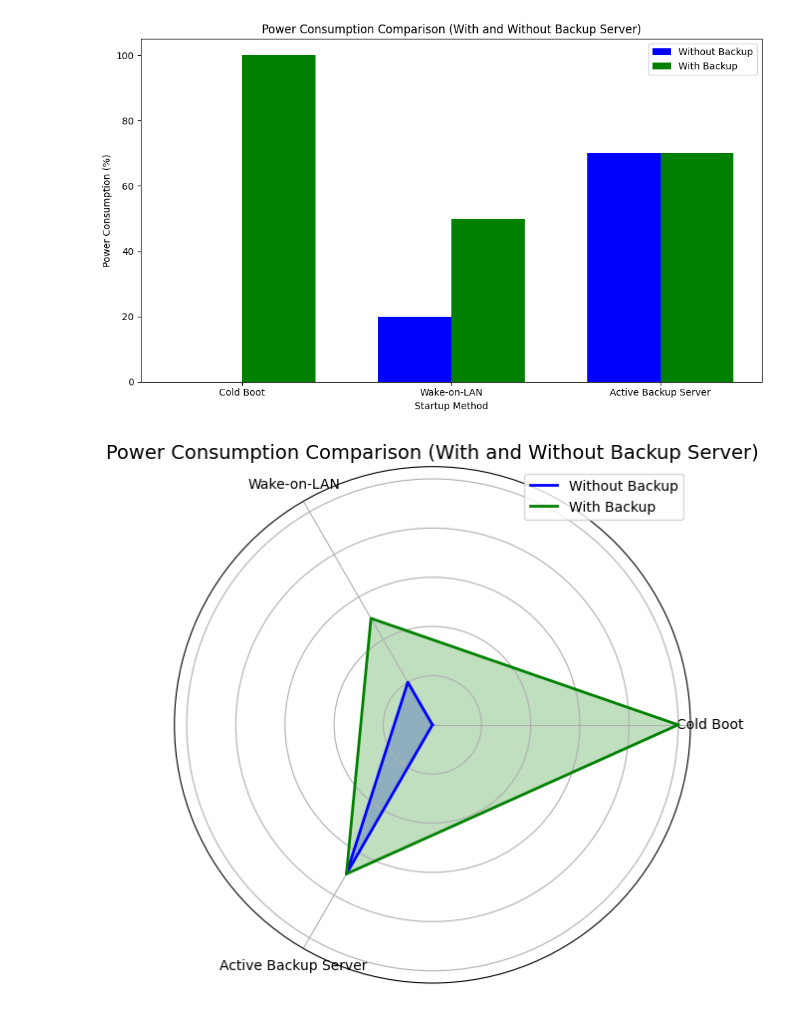
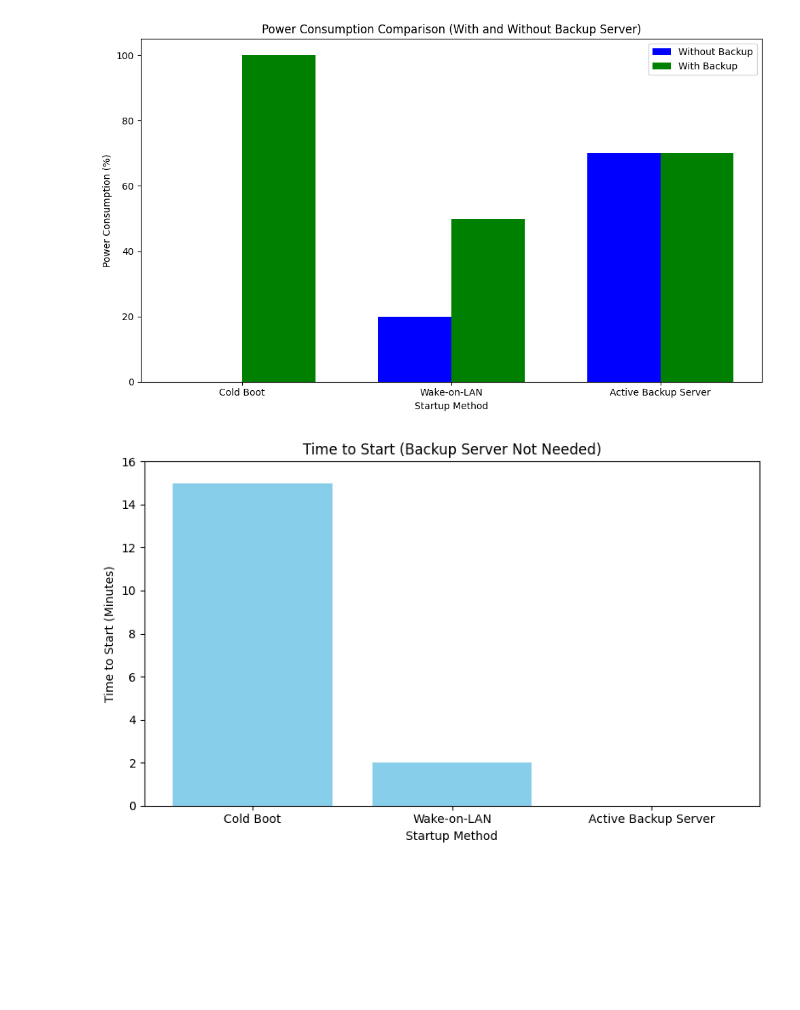
Before and after one commit to deepesh611/Minor-Project-DDoS-on-Cloud, a Jupyter notebook: Deepesh's Scripts/graph.ipynb, the cells around one changed output. Saved outputs shown, nothing was run; the diff lists cells and outputs as text; code cells hidden in the pictures; blank space fills up the shorter version.

Commit message:
Adding wol graphs

```diff
--- a/Deepesh's Scripts/graph.ipynb
+++ b/Deepesh's Scripts/graph.ipynb
@@ -69,45 +69,29 @@ plt.tight_layout()
 plt.show()
 # %% [output]
 [figure]
-# %%
-import matplotlib.pyplot as plt
-import numpy as np
-
-# Define the power consumption data for the two scenarios
-labels = ['Cold Boot', 'Wake-on-LAN', 'Active Backup Server']
-power_consumption_no_backup = [0, 20, 70]
-power_consumption_with_backup = [100, 50, 70]
-
-# Number of categories
-num_vars = len(labels)
-
-# Compute angle of each axis
-angles = np.linspace(0, 2 * np.pi, num_vars, endpoint=False).tolist()
-
-# Make the plot close to a circle
-power_consumption_no_backup += power_consumption_no_backup[:1]
-power_consumption_with_backup += power_consumption_with_backup[:1]
-angles += angles[:1]
-
-# Create the figure and axes
-fig, ax = plt.subplots(figsize=(6, 6), subplot_kw=dict(polar=True))
-
-# Plot both scenarios
-ax.plot(angles, power_consumption_no_backup, label='Without Backup', color='blue', linewidth=2)
-ax.fill(angles, power_consumption_no_backup, color='blue', alpha=0.25)
-ax.plot(angles, power_consumption_with_backup, label='With Backup', color='green', linewidth=2)
-ax.fill(angles, power_consumption_with_backup, color='green', alpha=0.25)
-
-# Add title and labels
-ax.set_title('Power Consumption Comparison (With and Without Backup Server)', size=14)
-ax.set_yticklabels([])
-ax.set_xticks(angles[:-1])
-ax.set_xticklabels(labels)
-
-ax.legend()
-
-# Show the plot
-plt.tight_layout()
-plt.show()
-# %% [output]
-[figure, removed]
+# %%
+import matplotlib.pyplot as plt
+
+# Define the estimated time to start data for the two scenarios
+# Case 1: When the backup server is not needed
+labels_no_backup = ['Cold Boot', 'Wake-on-LAN', 'Active Backup Server']
+time_to_start_no_backup = [15, 2, 0]  # Time to start in minutes for each method
+
+# Create subplots
+fig, (ax1) = plt.subplots(1, 1, figsize=(8, 5))
+
+# Plot for "Backup Server Not Needed"
+ax1.bar(labels_no_backup, time_to_start_no_backup, color='skyblue')
+ax1.set_title('Time to Start (Backup Server Not Needed)')
+ax1.set_ylabel('Time to Start (Minutes)')
+ax1.set_xlabel('Startup Method')
+
+# Set the same y-axis limit for both plots
+max_time = max(time_to_start_no_backup)
+ax1.set_ylim(0, max_time + 1)
+
+# Show plots
+plt.tight_layout()
+plt.show()
+# %% [output]
+[figure, added]
```
